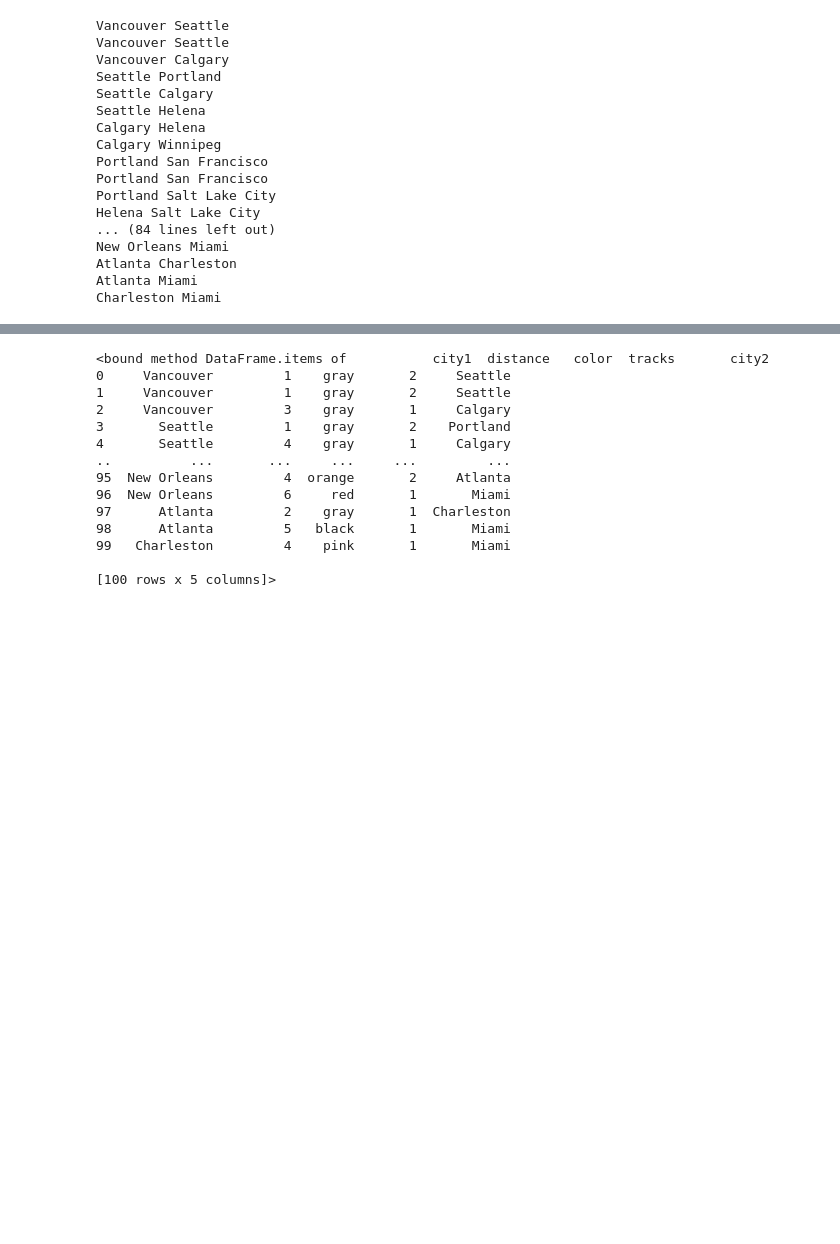
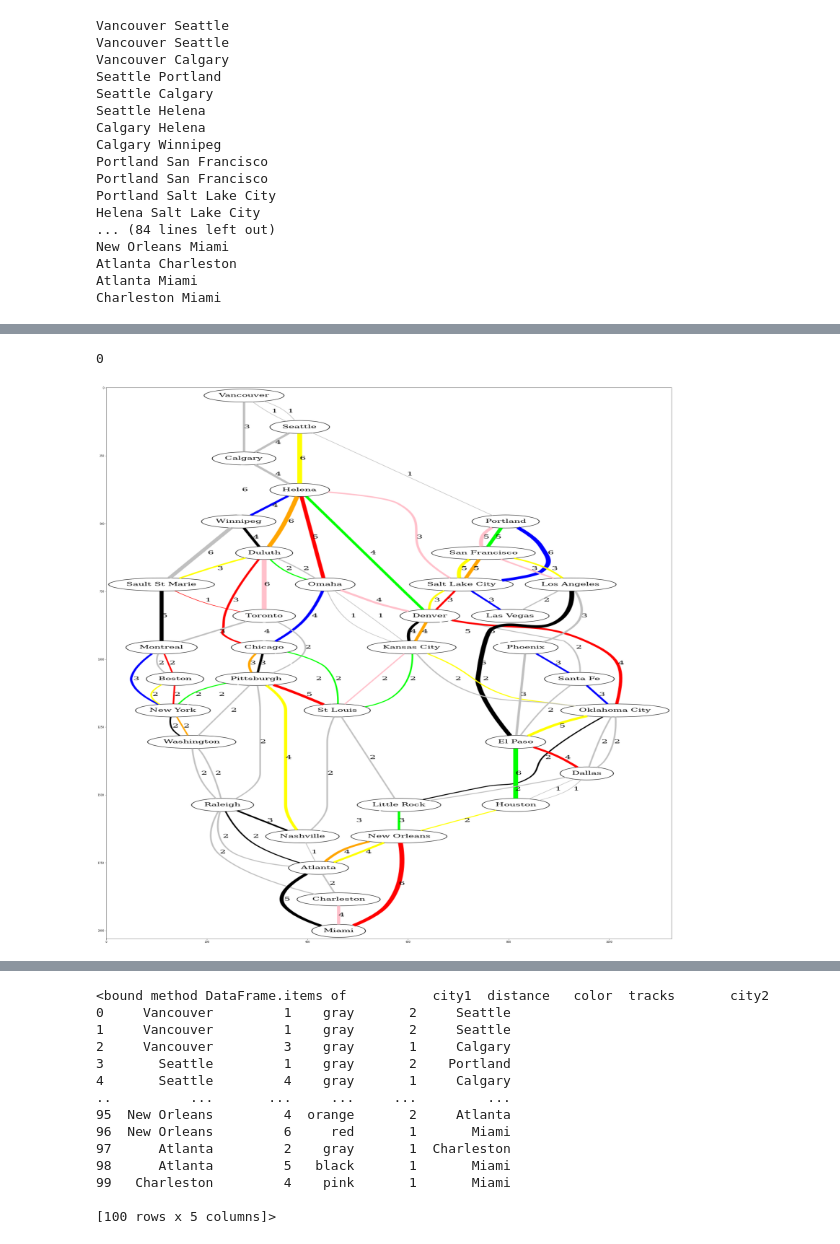
Before and after one commit to rennyatwork/GeoPlot, a Jupyter notebook: demoBinderTickeToToRide_02.ipynb, the cells around one changed output, grey strips where cells are left out. Drawn from its saved outputs; the diff is of its cells as text; code cells hidden in the pictures; blank space fills up the shorter version.

```diff
--- a/demoBinderTickeToToRide_02.ipynb
+++ b/demoBinderTickeToToRide_02.ipynb
@@ -164,0 +428,18 @@ Charleston Miami
+# %%
+from IPython.display import Image
+#https://networkx.github.io/documentation/stable/reference/classes/generated/networkx.Graph.add_edge.html
+import matplotlib.image as mpimg
+from io import BytesIO
+
+sio = io.BytesIO() # file-like string, appropriate for imread below
+sio.write(png_str)
+sio.seek(0)
+# %% [output]
+0
+# %%
+
+img = mpimg.imread(sio)
+plt.figure(figsize=(40,40))
+imgplot = plt.imshow(img, aspect='auto')
+# %% [output]
+[figure, added]
```
Also changed, not shown: parts of 37 cells of this notebook, 15 other files.
